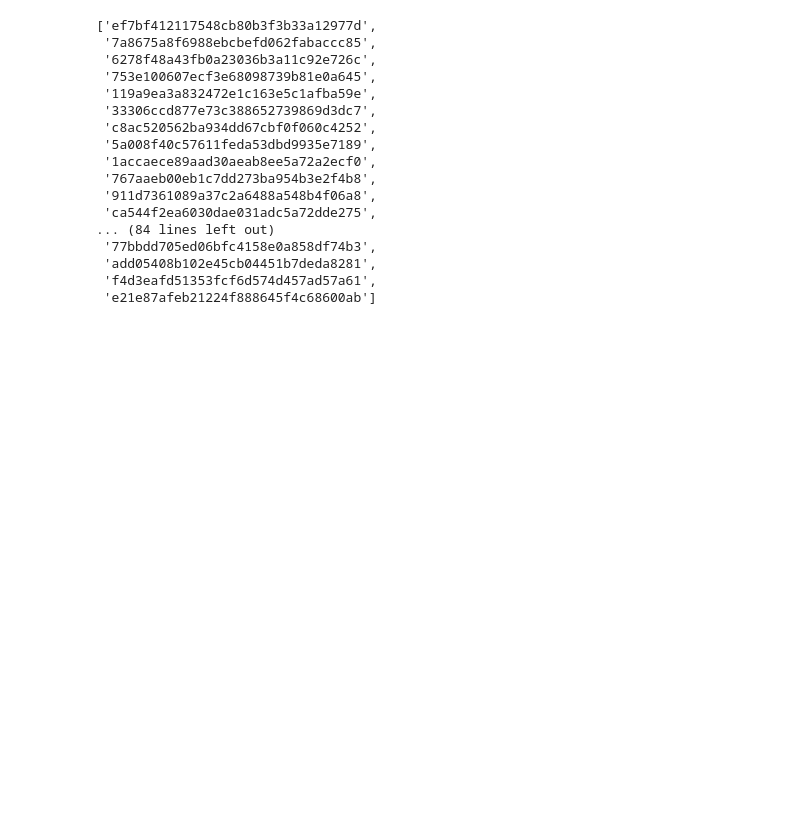
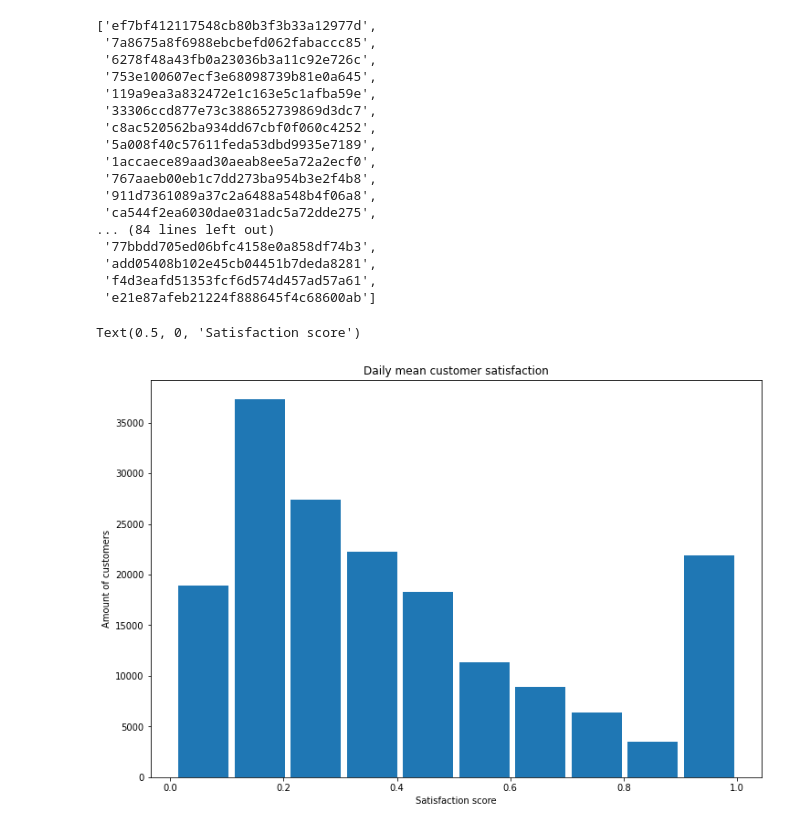
Before and after one commit to maksutovaynur/lenta_hack, a Jupyter notebook: AynurStats.ipynb, the cells around one changed output. Drawn from its saved outputs; the diff is of its cells as text; code cells hidden in the pictures; blank space fills up the shorter version.

```diff
--- a/AynurStats.ipynb
+++ b/AynurStats.ipynb
@@ -244,3 +245,15 @@ selected_materials
  'add05408b102e45cb04451b7deda8281',
  'f4d3eafd51353fcf6d574d457ad57a61',
  'e21e87afeb21224f888645f4c68600ab']
+# %%
+fig, ax_sat = plt.subplots(1, 1, figsize=(12, 8))
+sub_sat = sat
+y, x = np.histogram(sub_sat["satisfaction"])
+x = np.convolve(x, np.ones((2,))/2, mode='valid')
+ax_sat.bar(x, y, (x[1] - x[0])*0.9)
+ax_sat.set_title("Daily mean customer satisfaction")
+ax_sat.set_ylabel("Amount of customers")
+ax_sat.set_xlabel("Satisfaction score")
+# %% [output]
+Text(0.5, 0, 'Satisfaction score')
+[figure, added]
```
Also changed, not shown: parts of 1 cell of this notebook, 1 other file.
